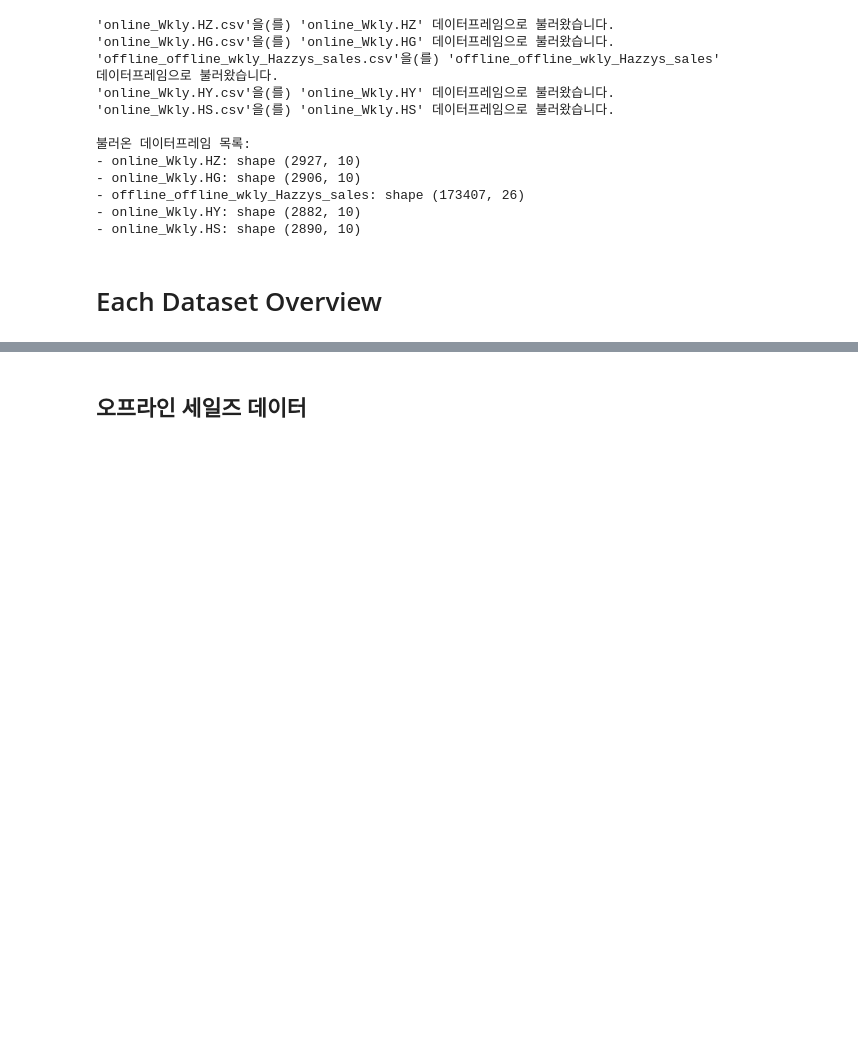
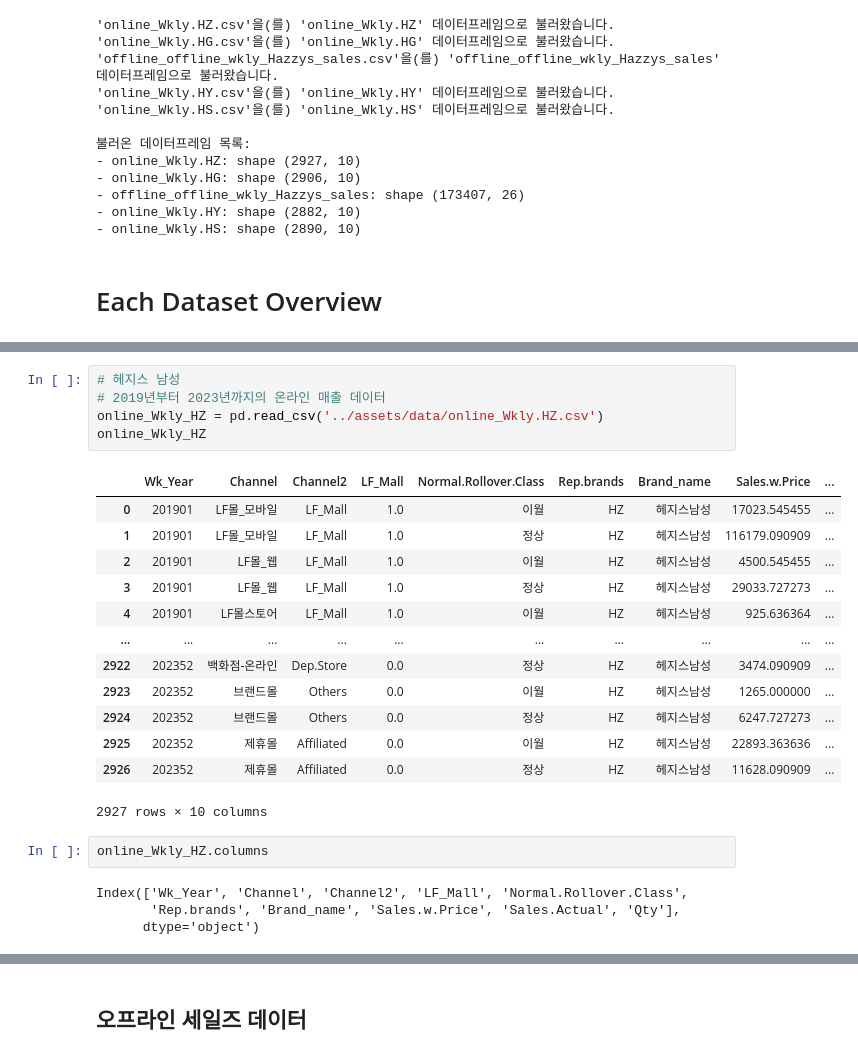
Before and after one commit to 0minKoh/time-series-analysis, a Jupyter notebook: EDA/eda.ipynb, the cells around one changed output, grey strips where cells are left out. Drawn from its saved outputs; the diff is of its cells as text; blank space fills up the shorter version.

```diff
--- a/EDA/eda.ipynb
+++ b/EDA/eda.ipynb
@@ -59,0 +117,25 @@ for df_name, df in dataframes.items():
+# %%
+# 헤지스 남성
+# 2019년부터 2023년까지의 온라인 매출 데이터
+online_Wkly_HZ = pd.read_csv('../assets/data/online_Wkly.HZ.csv')
+online_Wkly_HZ
+# %% [output]
+|  | Wk_Year | Channel | Channel2 | LF_Mall | Normal.Rollover.Class | Rep.brands | Brand_name | Sales.w.Price | ... |
+| 0 | 201901 | LF몰_모바일 | LF_Mall | 1.0 | 이월 | HZ | 헤지스남성 | 17023.545455 | ... |
+| 1 | 201901 | LF몰_모바일 | LF_Mall | 1.0 | 정상 | HZ | 헤지스남성 | 116179.090909 | ... |
+| 2 | 201901 | LF몰_웹 | LF_Mall | 1.0 | 이월 | HZ | 헤지스남성 | 4500.545455 | ... |
+| 3 | 201901 | LF몰_웹 | LF_Mall | 1.0 | 정상 | HZ | 헤지스남성 | 29033.727273 | ... |
+| 4 | 201901 | LF몰스토어 | LF_Mall | 1.0 | 이월 | HZ | 헤지스남성 | 925.636364 | ... |
+| ... | ... | ... | ... | ... | ... | ... | ... | ... | ... |
+| 2922 | 202352 | 백화점-온라인 | Dep.Store | 0.0 | 정상 | HZ | 헤지스남성 | 3474.090909 | ... |
+| 2923 | 202352 | 브랜드몰 | Others | 0.0 | 이월 | HZ | 헤지스남성 | 1265.000000 | ... |
+| 2924 | 202352 | 브랜드몰 | Others | 0.0 | 정상 | HZ | 헤지스남성 | 6247.727273 | ... |
+| 2925 | 202352 | 제휴몰 | Affiliated | 0.0 | 이월 | HZ | 헤지스남성 | 22893.363636 | ... |
+| 2926 | 202352 | 제휴몰 | Affiliated | 0.0 | 정상 | HZ | 헤지스남성 | 11628.090909 | ... |
+2927 rows × 10 columns
+# %%
+online_Wkly_HZ.columns
+# %% [output]
+Index(['Wk_Year', 'Channel', 'Channel2', 'LF_Mall', 'Normal.Rollover.Class',
+       'Rep.brands', 'Brand_name', 'Sales.w.Price', 'Sales.Actual', 'Qty'],
+      dtype='object')
```
Also changed, not shown: parts of 9 cells of this notebook.
